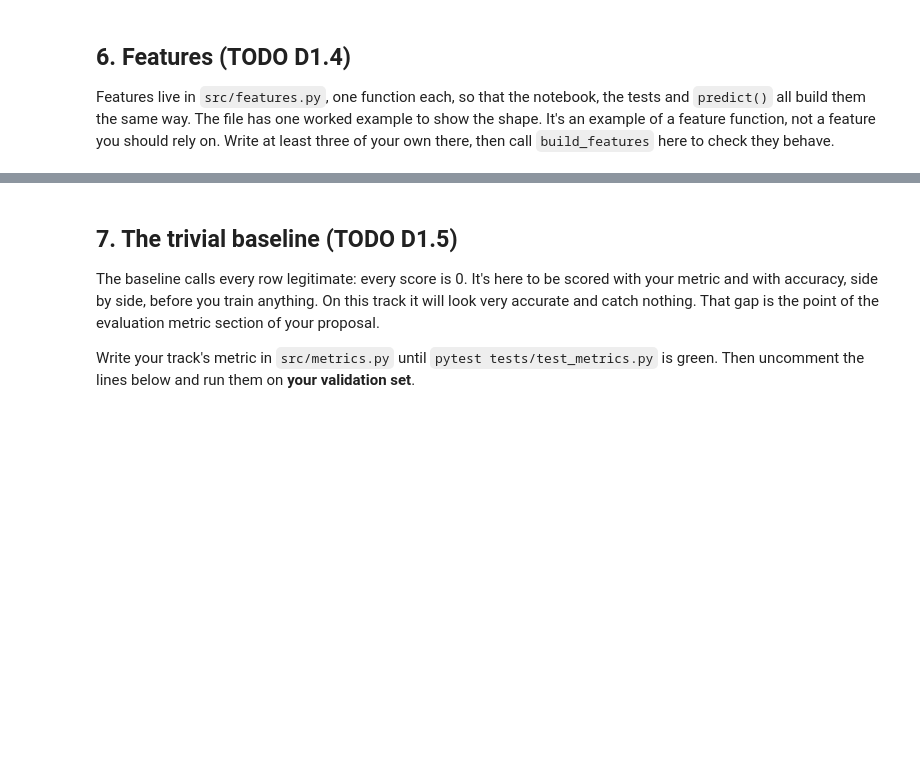
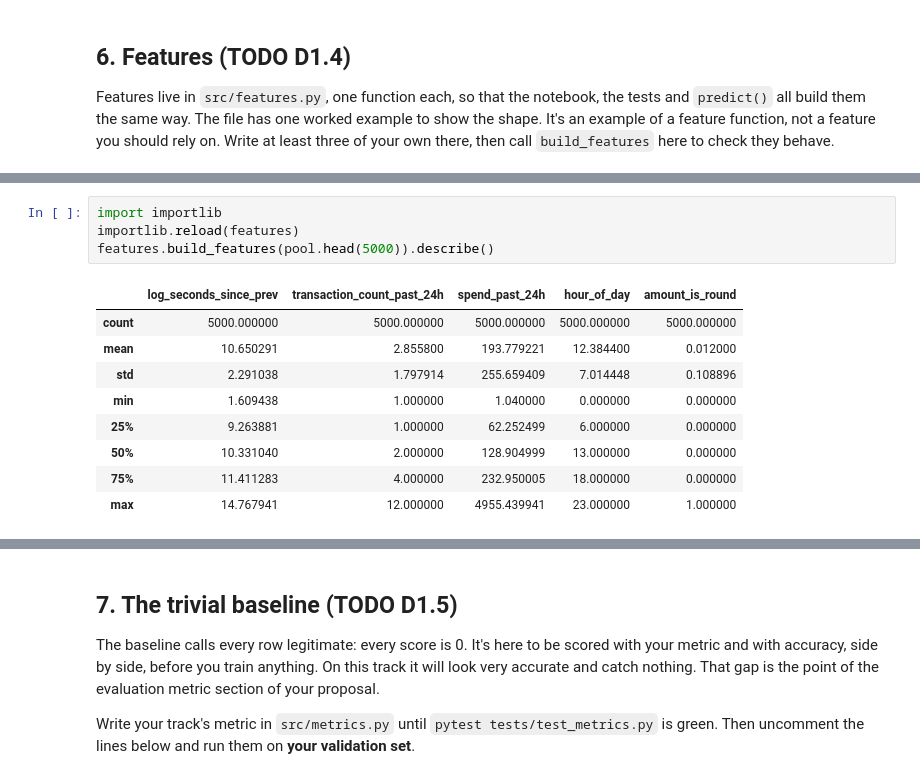
Before and after one commit to williamli218/mais202-team-2-fraud-bursts, a Jupyter notebook: notebooks/track02_williamli218.ipynb, the cells around one changed output, grey strips where cells are left out. Saved outputs shown, nothing was run; the diff lists cells and outputs as text; blank space fills up the shorter version.

```diff
--- a/notebooks/track02_williamli218.ipynb
+++ b/notebooks/track02_williamli218.ipynb
@@ -163,0 +309,14 @@ features.build_features(pool.head(10))
+# %%
+import importlib
+importlib.reload(features)
+features.build_features(pool.head(5000)).describe()
+# %% [output]
+|  | log_seconds_since_prev | transaction_count_past_24h | spend_past_24h | hour_of_day | amount_is_round |
+| count | 5000.000000 | 5000.000000 | 5000.000000 | 5000.000000 | 5000.000000 |
+| mean | 10.650291 | 2.855800 | 193.779221 | 12.384400 | 0.012000 |
+| std | 2.291038 | 1.797914 | 255.659409 | 7.014448 | 0.108896 |
+| min | 1.609438 | 1.000000 | 1.040000 | 0.000000 | 0.000000 |
+| 25% | 9.263881 | 1.000000 | 62.252499 | 6.000000 | 0.000000 |
+| 50% | 10.331040 | 2.000000 | 128.904999 | 13.000000 | 0.000000 |
+| 75% | 11.411283 | 4.000000 | 232.950005 | 18.000000 | 0.000000 |
+| max | 14.767941 | 12.000000 | 4955.439941 | 23.000000 | 1.000000 |
```
Also changed, not shown: parts of 22 cells of this notebook.
